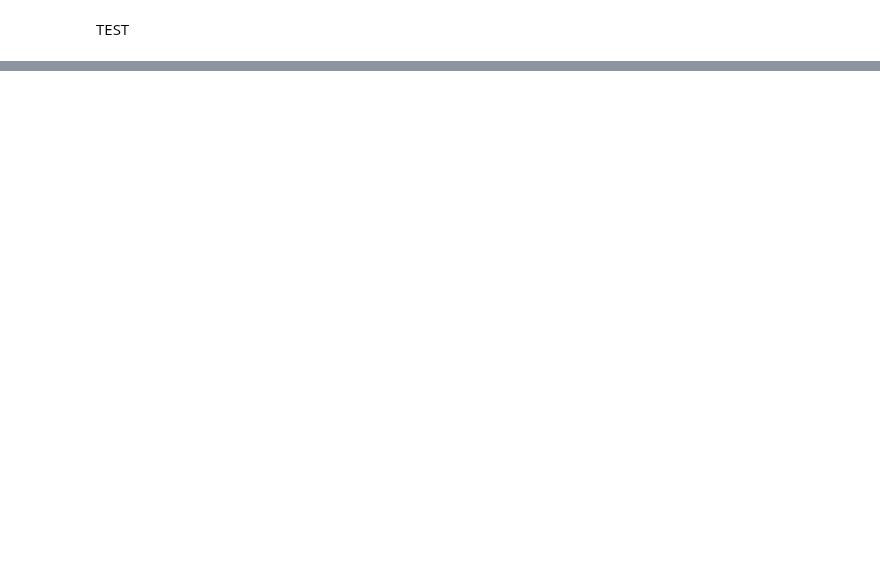
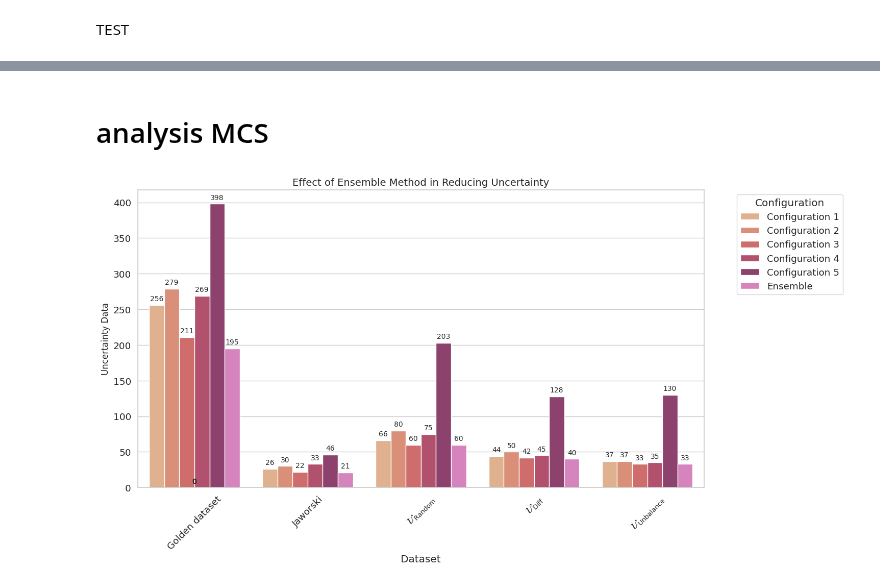
Before and after one commit to TieuLongPhan/SynRBL, a Jupyter notebook: Pipeline/Validation/Analysis/analysis.ipynb, the cells around one changed output, grey strips where cells are left out. Cells and saved outputs as stored; diff of their text form; code cells hidden in the pictures; blank space fills up the shorter version.

```diff
--- a/Pipeline/Validation/Analysis/analysis.ipynb
+++ b/Pipeline/Validation/Analysis/analysis.ipynb
@@ -12,7 +0,0 @@ len(golden_false)
-# %%
-from SynRBL.SynVis.reaction_visualizer import ReactionVisualizer
-import matplotlib
-vis = ReactionVisualizer()
-for i in range(100,200):
-    vis.plot_reactions(golden_false[i], 'old_reaction', 'new_reaction', compare=True, show_atom_numbers=False, savefig=True, pathname=f'../../Data/Validation_set/golden_dataset/check_mcs_false/{i}.png')
-    matplotlib.pyplot.close()
@@ -623,0 +507,2 @@ accuracy_carbon
+# %% [markdown]
+# analysis MCS
@@ -623,0 +608,43 @@ accuracy_carbon
+# %%
+import matplotlib.pyplot as plt
+import seaborn as sns
+import pandas as pd
+
+# Data
+data = {
+    "Configuration": ["Configuration 1", "Configuration 2", "Configuration 3", "Configuration 4", "Configuration 5", 'Ensemble'] * 5,
+    "Dataset": ["Golden dataset"] * 6 + ["Jaworski"] * 6 + ["$\mathcal{U}_{\mathrm{Random}}$"] * 6 + ["$\mathcal{U}_{\mathrm{Diff}}$"] * 6 + ["$\mathcal{U}_{\mathrm{Unbalance}}$"] * 6,
+    "Value": [256, 279, 211, 269, 398, 195, 26, 30, 22, 33, 46, 21, 66, 80, 60, 75, 203, 60, 44, 50, 42, 45, 128, 40, 37, 37, 33, 35, 130, 33]
+}
+
+df = pd.DataFrame(data)
+
+# Custom color palette
+cmap = plt.get_cmap('flare')
+num_configs = len(df['Configuration'].unique())
+palette = [cmap(i/num_configs) for i in range(num_configs)]
+ensemble_color = "#e377c2"  # Distinct color for Ensemble
+palette[-1] = ensemble_color  # Assign the distinct color to Ensemble
+
+# Plot
+plt.figure(figsize=(15, 8))
+bar_plot = sns.barplot(x='Dataset', y='Value', hue='Configuration', data=df, palette=palette)
+
+# Customizing the plot
+plt.title('Effect of Ensemble Method in Reducing Uncertainty', fontsize=14)
+plt.ylabel('Uncertainty Data', fontsize=12)
+plt.xticks(rotation=45)
+plt.legend(title='Configuration', bbox_to_anchor=(1.05, 1), loc='upper left')
+
+# Annotate each bar with the value
+for p in bar_plot.patches:
+    print()
+    text = format(p.get_height(), '.0f')
+    bar_plot.annotate(text, (p.get_x() + p.get_width() / 2., p.get_height()),
+                      ha='center', va='center', xytext=(0, 9), textcoords='offset points', fontsize=10)
+
+plt.tight_layout()
+plt.savefig('./benchmark_mcs.pdf', dpi=300)
+plt.show()
+# %% [output]
+[figure, added]
```
Also changed, not shown: parts of 99 cells of this notebook, 2 other files.
